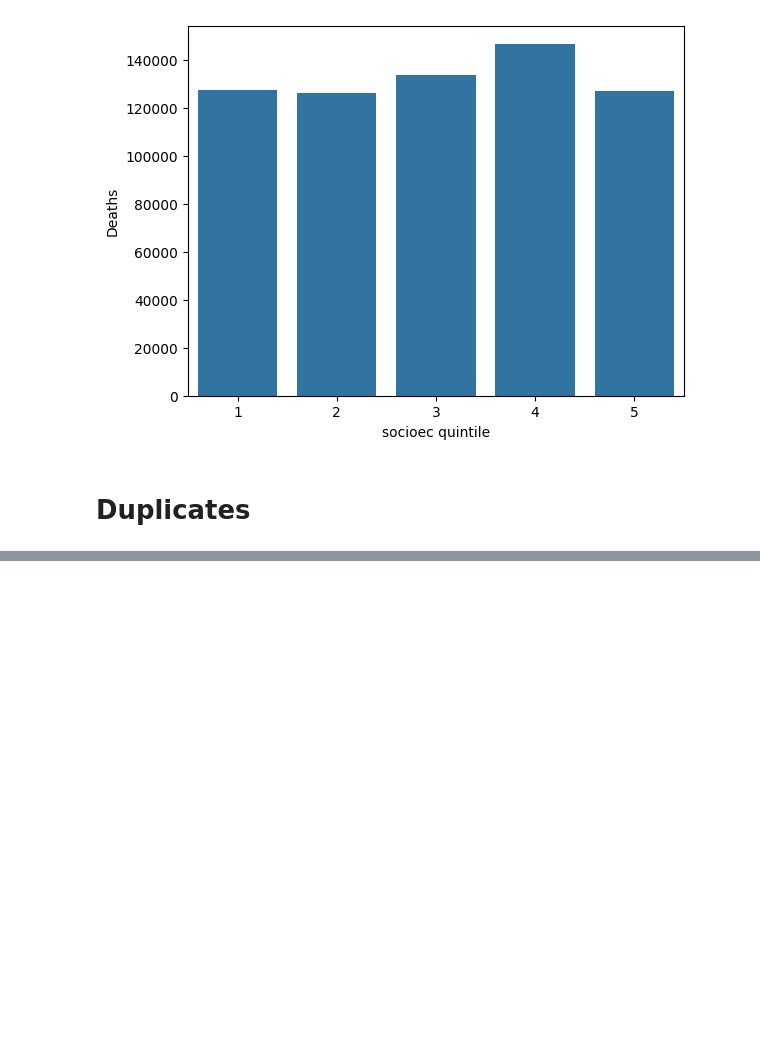
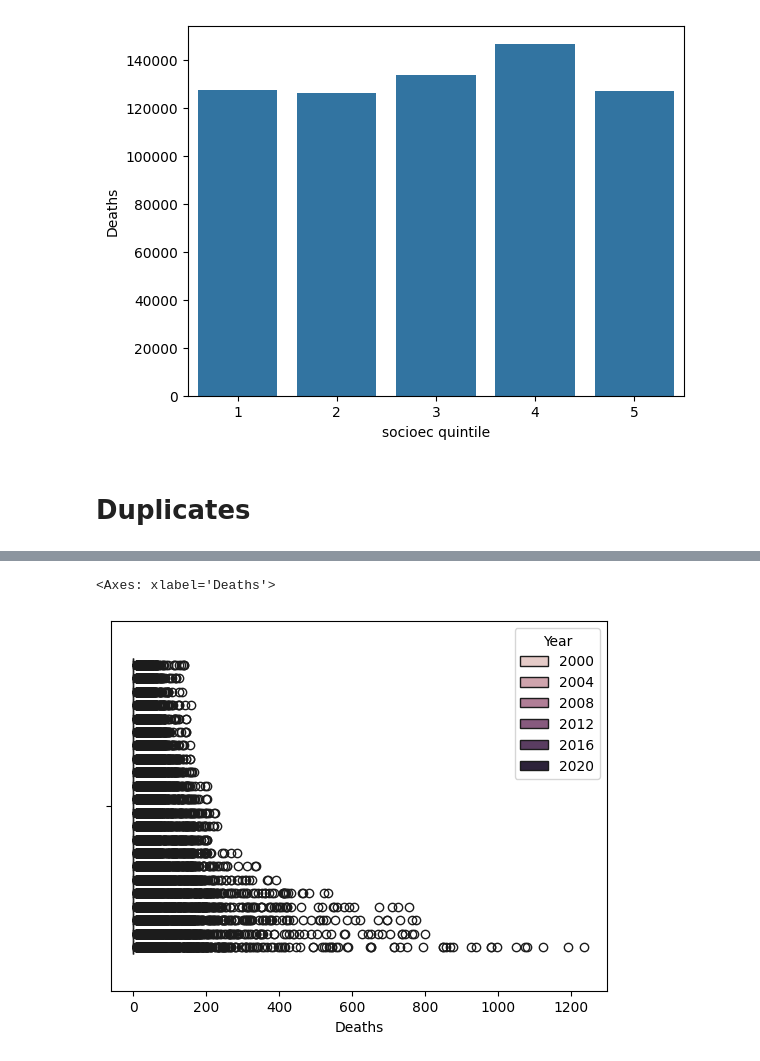
Before and after one commit to jmsarabia/fentanyl_eda, a Jupyter notebook: EDA.ipynb, the cells around one changed output, grey strips where cells are left out. Saved outputs shown, nothing was run; the diff lists cells and outputs as text; code cells hidden in the pictures; blank space fills up the shorter version.

```diff
--- a/EDA.ipynb
+++ b/EDA.ipynb
@@ -76,0 +106,6 @@ base.head(2)
+# %%
+#base.boxplot(column=['Deaths', 'Crude Rate'])
+sns.boxplot(data=base, x="Deaths", hue="Year")
+# %% [output]
+<Axes: xlabel='Deaths'>
+[figure, added]
```
Also changed, not shown: parts of 7 cells of this notebook.
